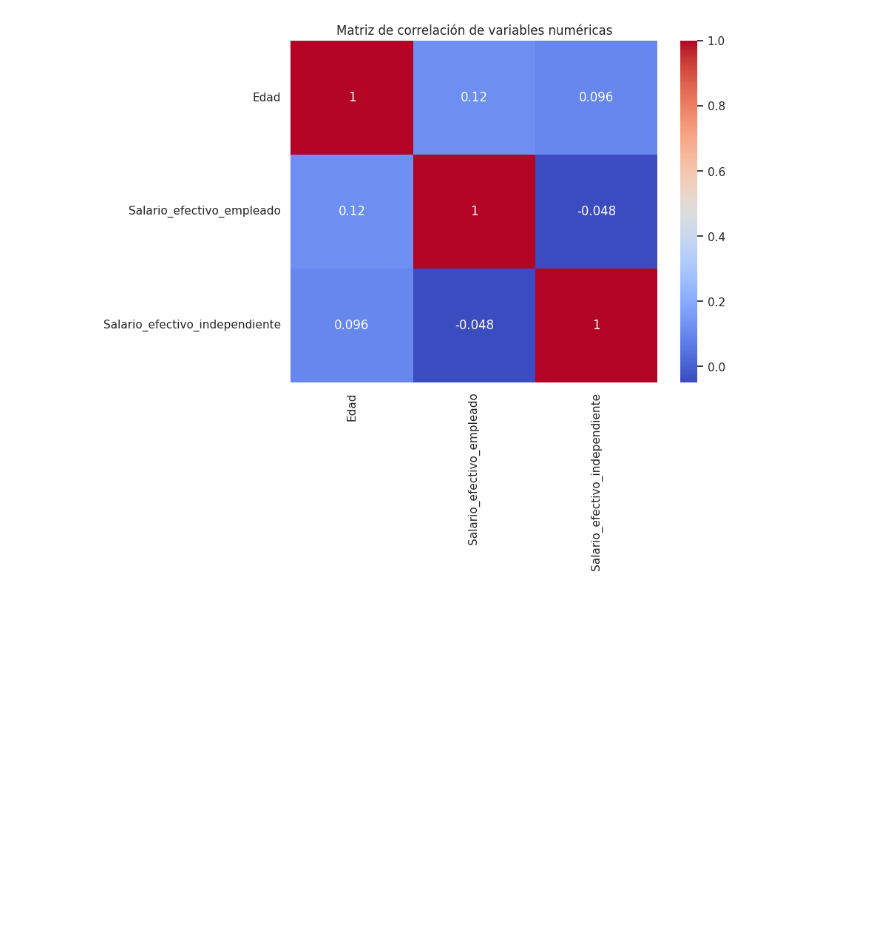
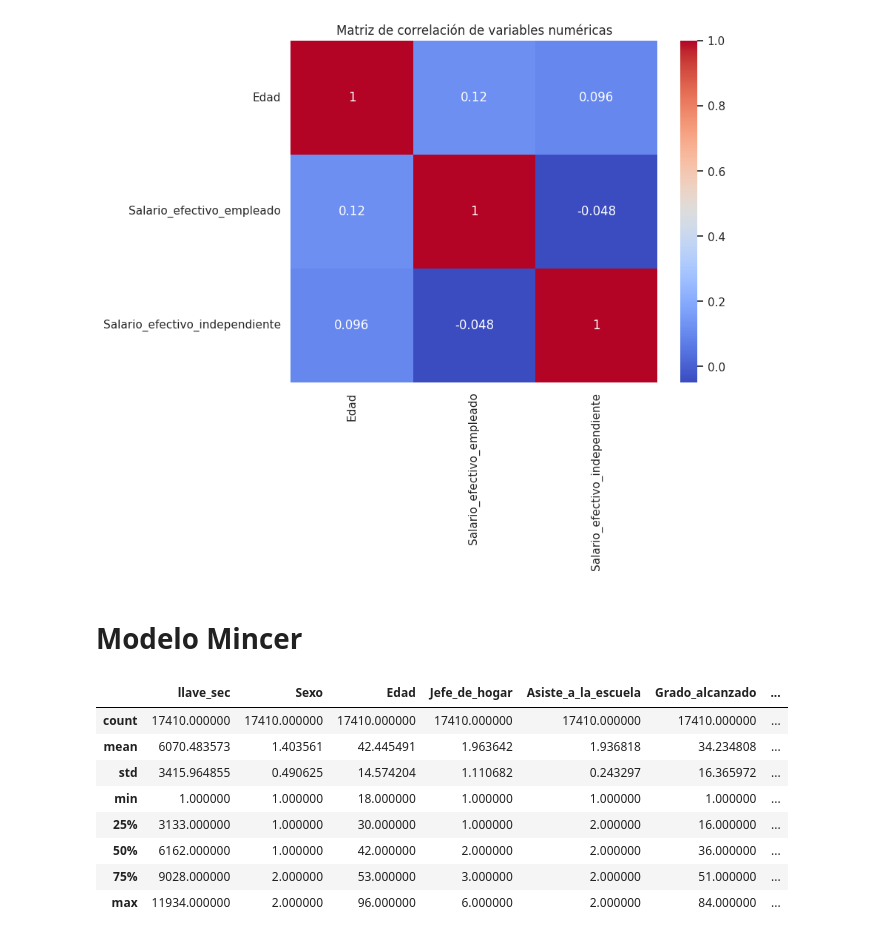
Before and after one commit to edreyesc/ProyectoIngegradorII, a Jupyter notebook: proy_integrador2_empleo_v2.ipynb, the cells around one changed output. Drawn from its saved outputs; the diff is of its cells as text; code cells hidden in the pictures; blank space fills up the shorter version.

Commit message:
Creadas las variables necesarias para el cálculo del Mincer Se creó dataset sólo para cálculos del Mincer

```diff
--- a/proy_integrador2_empleo_v2.ipynb
+++ b/proy_integrador2_empleo_v2.ipynb
@@ -778,3 +769,5 @@ plt.title("Matriz de correlación de variables numéricas")
 plt.show()
 # %% [output]
 [figure]
+# %% [markdown]
+# Modelo Mincer
@@ -780,0 +821,47 @@ plt.show()
+# %%
+# Llamado a función para crear los años de educación
+
+
+# Años de educación
+df_modelo_final['anios_educacion'] = df_modelo_final['Grado_alcanzado'].apply(calcular_anios_educacion)
+
+# Ingreso laboral
+df_modelo_final['ingreso_laboral'] = (
+    df_modelo_final['Salario_efectivo_empleado'].fillna(0) +
+    df_modelo_final['Salario_efectivo_independiente'].fillna(0)
+)
+
+# Experiencia laboral (solo >=18)
+df_modelo_final['experiencia'] = np.where(
+    df_modelo_final['Edad'] >= 18,
+    df_modelo_final['Edad'] - np.maximum(df_modelo_final['anios_educacion'] + 6, 18),
+    np.nan
+)
+
+# 4. Evitar negativos
+df_modelo_final['experiencia'] = df_modelo_final['experiencia'].clip(lower=0)
+
+# 5. Experiencia al cuadrado
+df_modelo_final['experiencia2'] = df_modelo_final['experiencia'] ** 2
+# %%
+# DF para cálculos del Mincer
+df_mincer = df_modelo_final[
+    (df_modelo_final['Edad'] >= 18) &
+    (df_modelo_final['ingreso_laboral'] > 0) &
+    (df_modelo_final['anios_educacion'].notna())
+].copy()
+
+# Variable independiente Log Ingreso
+df_mincer['ln_ingreso'] = np.log(df_mincer['ingreso_laboral'])
+# %%
+df_mincer.describe()
+# %% [output]
+|  | llave_sec | Sexo | Edad | Jefe_de_hogar | Asiste_a_la_escuela | Grado_alcanzado | ... |
+| count | 17410.000000 | 17410.000000 | 17410.000000 | 17410.000000 | 17410.000000 | 17410.000000 | ... |
+| mean | 6070.483573 | 1.403561 | 42.445491 | 1.963642 | 1.936818 | 34.234808 | ... |
+| std | 3415.964855 | 0.490625 | 14.574204 | 1.110682 | 0.243297 | 16.365972 | ... |
+| min | 1.000000 | 1.000000 | 18.000000 | 1.000000 | 1.000000 | 1.000000 | ... |
+| 25% | 3133.000000 | 1.000000 | 30.000000 | 1.000000 | 2.000000 | 16.000000 | ... |
+| 50% | 6162.000000 | 1.000000 | 42.000000 | 2.000000 | 2.000000 | 36.000000 | ... |
+| 75% | 9028.000000 | 2.000000 | 53.000000 | 3.000000 | 2.000000 | 51.000000 | ... |
+| max | 11934.000000 | 2.000000 | 96.000000 | 6.000000 | 2.000000 | 84.000000 | ... |
```
Also changed, not shown: parts of 13 cells of this notebook.
